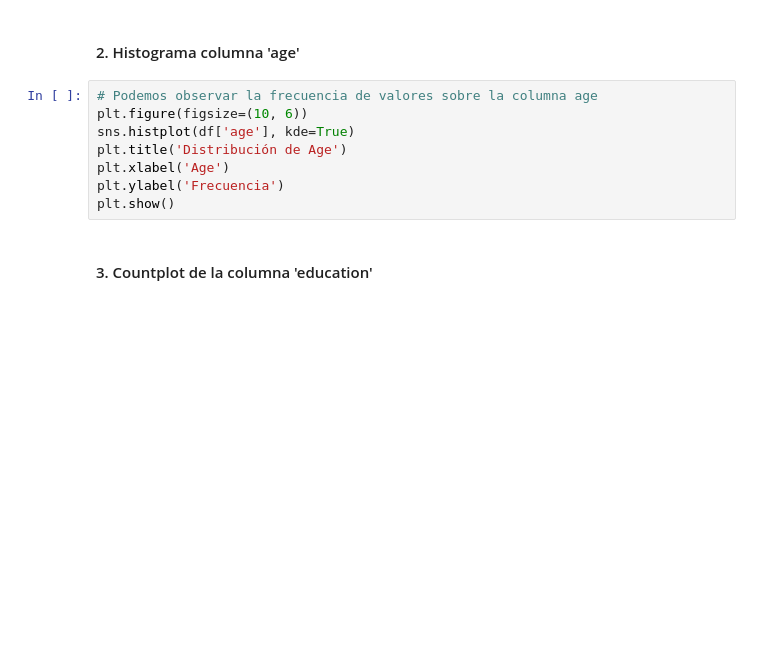
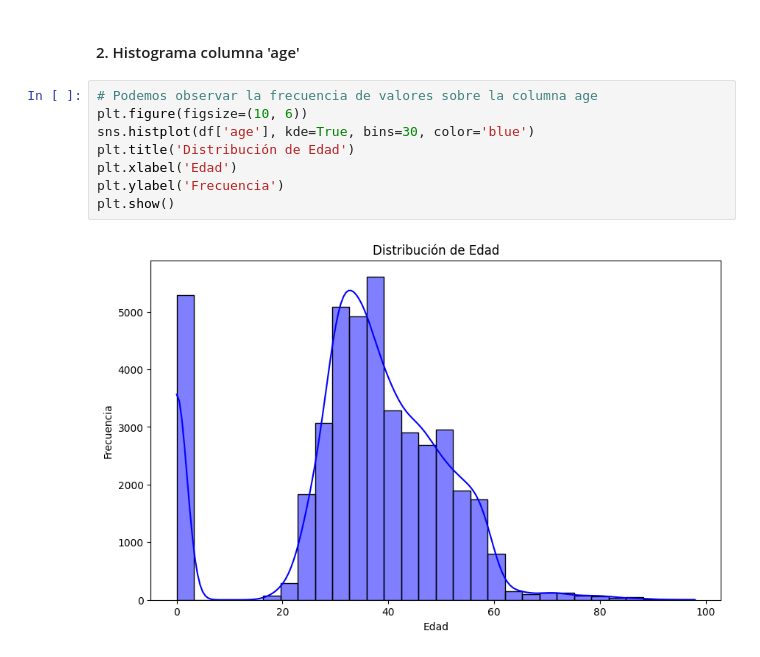
Before and after one commit to DaniR1011/Data_Analytics, a Jupyter notebook: 4. EDA con Python/notebooks/04_Visualizacion.ipynb, the cells around one changed output. Drawn from its saved outputs; the diff is of its cells as text; blank space fills up the shorter version.

```diff
--- a/4. EDA con Python/notebooks/04_Visualizacion.ipynb
+++ b/4. EDA con Python/notebooks/04_Visualizacion.ipynb
@@ -13,10 +73,10 @@ df = pd.read_csv('../data/transform_data/bank_clean.csv', low_memory=False)
 # %%
 # Podemos observar la frecuencia de valores sobre la columna age
 plt.figure(figsize=(10, 6))
-sns.histplot(df['age'], kde=True)
-plt.title('Distribución de Age')
-plt.xlabel('Age')
+sns.histplot(df['age'], kde=True, bins=30, color='blue')
+plt.title('Distribución de Edad')
+plt.xlabel('Edad')
 plt.ylabel('Frecuencia')
 plt.show()
+# %% [output]
+[figure, added]
-# %% [markdown]
-#### 3. Countplot de la columna 'education'
```
Also changed, not shown: parts of 24 cells of this notebook, 5 other files.
